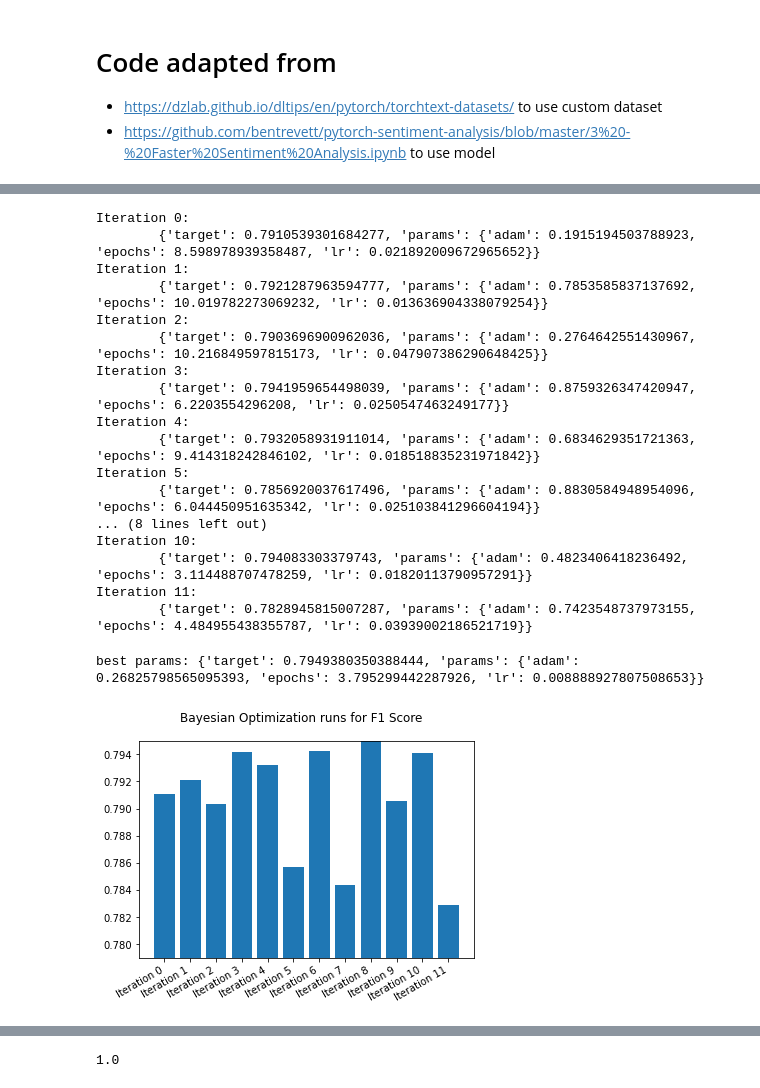
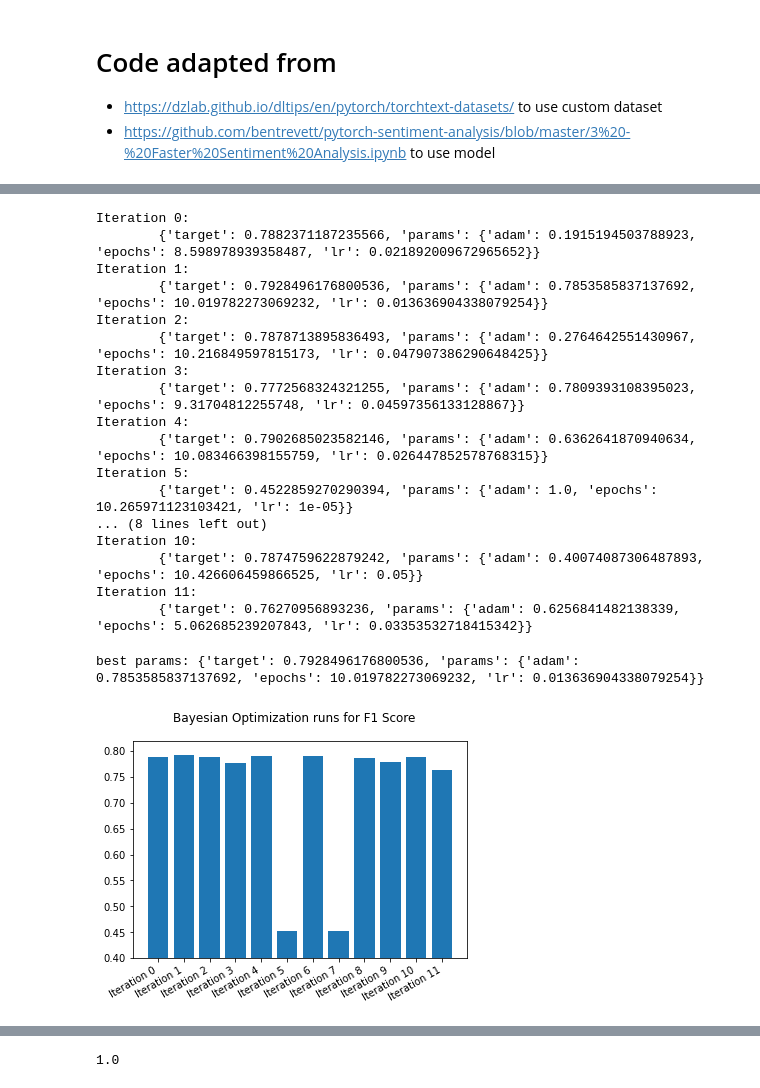
Before and after one commit to ggmonx/CMPE-255-Sentiment-Analysis, a Jupyter notebook: Sentiment_analysis.ipynb, the cells around one changed output, grey strips where cells are left out. Saved outputs shown, nothing was run; the diff lists cells and outputs as text; code cells hidden in the pictures.

Commit message:
add weights for class imbalance

```diff
--- a/Sentiment_analysis.ipynb
+++ b/Sentiment_analysis.ipynb
@@ -2,6 +2,8 @@
 # Code adapted from
 * https://dzlab.github.io/dltips/en/pytorch/torchtext-datasets/ to use custom dataset
 * https://github.com/bentrevett/pytorch-sentiment-analysis/blob/master/3%20-%20Faster%20Sentiment%20Analysis.ipynb to use model
+# %%
+CLASS_WEIGHT= 0.12744395919192275
 # %%
 def generate_bigrams(x):
     n_grams = set(zip(*[x[i:] for i in range(2)]))
@@ -172,7 +174,7 @@ def train_model(adam=0,lr=0.001,epochs=5):
     model.embedding.weight.data[PAD_IDX] = torch.zeros(EMBEDDING_DIM)
 
     optimizer = optim.Adam(model.parameters(),lr=lr) if adam<=0.5 else optim.AdamW(model.parameters(),lr=lr)
-    criterion = nn.BCEWithLogitsLoss()
+    criterion = nn.BCEWithLogitsLoss(pos_weight=torch.tensor([CLASS_WEIGHT]))
     model = model.to(device)
     criterion = criterion.to(device)
     N_EPOCHS = round(epochs)
@@ -254,35 +296,35 @@ for i, res in enumerate(optimizer.res):
     print("Iteration {}: \n\t{}".format(i, res))
 # %% [output]
 Iteration 0:
-        {'target': 0.7910539301684277, 'params': {'adam': 0.1915194503788923, 'epochs': 8.598978939358487, 'lr': 0.021892009672965652}}
+        {'target': 0.7882371187235566, 'params': {'adam': 0.1915194503788923, 'epochs': 8.598978939358487, 'lr': 0.021892009672965652}}
 Iteration 1:
-        {'target': 0.7921287963594777, 'params': {'adam': 0.7853585837137692, 'epochs': 10.019782273069232, 'lr': 0.013636904338079254}}
+        {'target': 0.7928496176800536, 'params': {'adam': 0.7853585837137692, 'epochs': 10.019782273069232, 'lr': 0.013636904338079254}}
 Iteration 2:
-        {'target': 0.7903696900962036, 'params': {'adam': 0.2764642551430967, 'epochs': 10.216849597815173, 'lr': 0.047907386290648425}}
+        {'target': 0.7878713895836493, 'params': {'adam': 0.2764642551430967, 'epochs': 10.216849597815173, 'lr': 0.047907386290648425}}
 Iteration 3:
-        {'target': 0.7941959654498039, 'params': {'adam': 0.8759326347420947, 'epochs': 6.2203554296208, 'lr': 0.0250547463249177}}
+        {'target': 0.7772568324321255, 'params': {'adam': 0.7809393108395023, 'epochs': 9.31704812255748, 'lr': 0.04597356133128867}}
 Iteration 4:
-        {'target': 0.7932058931911014, 'params': {'adam': 0.6834629351721363, 'epochs': 9.414318242846102, 'lr': 0.018518835231971842}}
+        {'target': 0.7902685023582146, 'params': {'adam': 0.6362641870940634, 'epochs': 10.083466398155759, 'lr': 0.026447852578768315}}
 Iteration 5:
-        {'target': 0.7856920037617496, 'params': {'adam': 0.8830584948954096, 'epochs': 6.044450951635342, 'lr': 0.025103841296604194}}
+        {'target': 0.4522859270290394, 'params': {'adam': 1.0, 'epochs': 10.265971123103421, 'lr': 1e-05}}
 ... (8 lines left out)
 Iteration 10:
-        {'target': 0.794083303379743, 'params': {'adam': 0.4823406418236492, 'epochs': 3.114488707478259, 'lr': 0.01820113790957291}}
+        {'target': 0.7874759622879242, 'params': {'adam': 0.40074087306487893, 'epochs': 10.426606459866525, 'lr': 0.05}}
 Iteration 11:
-        {'target': 0.7828945815007287, 'params': {'adam': 0.7423548737973155, 'epochs': 4.484955438355787, 'lr': 0.03939002186521719}}
+        {'target': 0.76270956893236, 'params': {'adam': 0.6256841482138339, 'epochs': 5.062685239207843, 'lr': 0.03353532718415342}}
 # %%
 import matplotlib.pyplot as plt
 import math
 fig, ax = plt.subplots(1, 1)
 
-plt.ylim([0.779, 0.795])
+plt.ylim([0.4, 0.82])
 fig.suptitle('Bayesian Optimization runs for F1 Score')
 plt.setp(ax.get_xticklabels(), rotation=30, horizontalalignment='right')
 ax.bar(bayes_params, bayes_values)
 print('best params: {}'.format(optimizer.max))
 # %% [output]
-best params: {'target': 0.7949380350388444, 'params': {'adam': 0.26825798565095393, 'epochs': 3.795299442287926, 'lr': 0.008888927807508653}}
+best params: {'target': 0.7928496176800536, 'params': {'adam': 0.7853585837137692, 'epochs': 10.019782273069232, 'lr': 0.013636904338079254}}
-[figure, old version]
+[figure, new version]
 # %%
 def train_model_save(adam=0,lr=0.001,epochs=5):
     # use base adam if adam <=0.5 otherwise use adamW with weight decay
```
Also changed, not shown: parts of 10 cells of this notebook, 1 other file.
